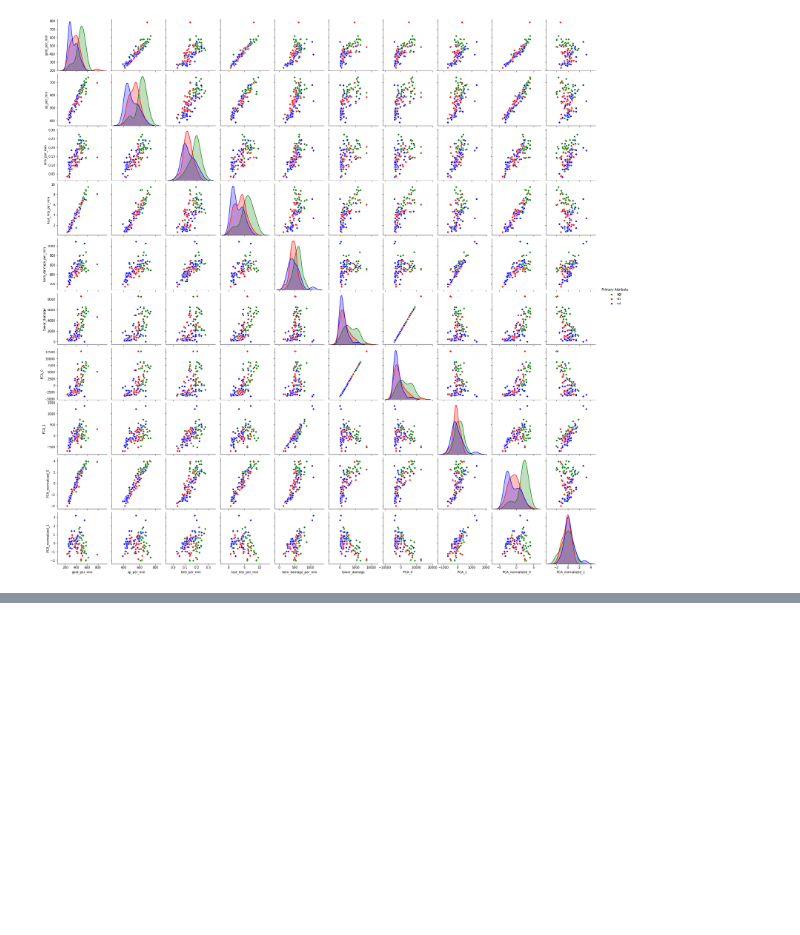
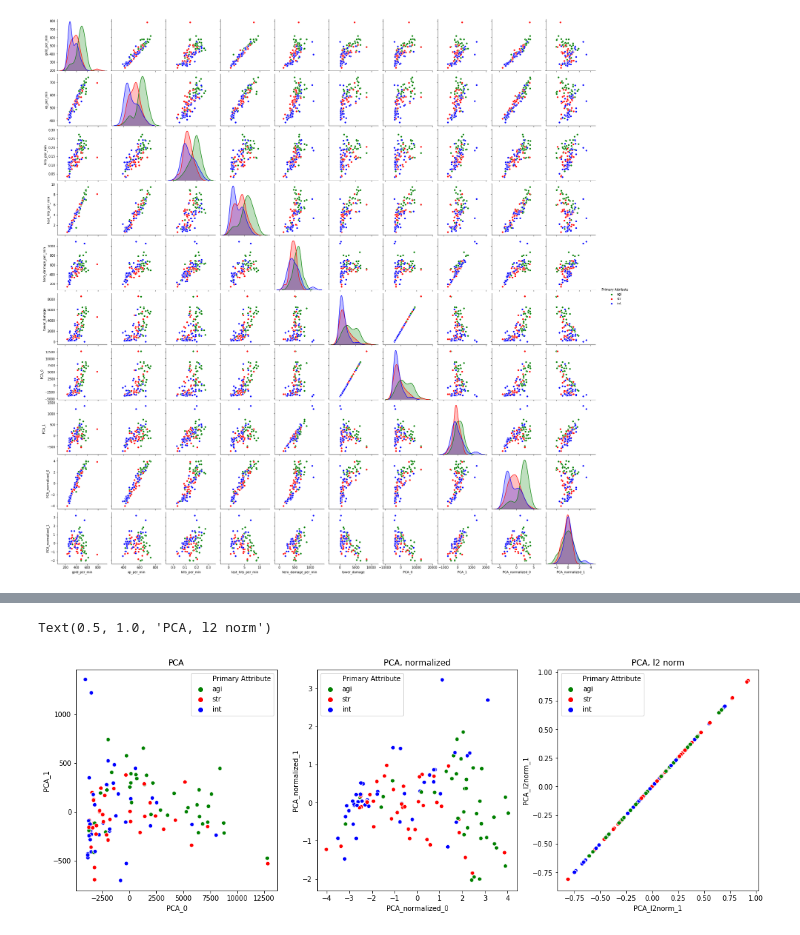
Before and after one commit to loftusa/Dota-Stats, a Jupyter notebook: data_cleaning.ipynb, the cells around one changed output, grey strips where cells are left out. Cells and saved outputs as stored; diff of their text form; code cells hidden in the pictures; blank space fills up the shorter version.

```diff
--- a/data_cleaning.ipynb
+++ b/data_cleaning.ipynb
@@ -248,0 +253,4 @@ sns.pairplot(pairplot_data, hue="Primary Attribute",
+# %%
+data = hero_stats.drop(["Primary Attribute", "localized_name", "PCA_0", "PCA_1", "PCA_normalized_0", "PCA_normalized_1"], axis=1)
+l2scaled = pd.DataFrame(preprocessing.normalize(scaled, norm='l2'), columns=data.columns)
+l2scaled.head()
@@ -248,0 +264,18 @@ sns.pairplot(pairplot_data, hue="Primary Attribute",
+# %%
+pca = PCA(n_components=2)
+X_r = pca.fit(l2scaled).transform(l2scaled)
+hero_stats.loc[:, "PCA_l2norm_0"] = X_r[:, 0]
+hero_stats.loc[:, "PCA_l2norm_1"] = X_r[:, 1]
+
+fig, axes = plt.subplots(1, 3, figsize=(18, 6))
+
+sns.scatterplot(x="PCA_0", y="PCA_1", hue="Primary Attribute", data=hero_stats, palette=palette, ax=axes[0])
+sns.scatterplot(x="PCA_normalized_0", y="PCA_normalized_1", hue="Primary Attribute", data=hero_stats, palette=palette, ax=axes[1])
+sns.scatterplot(x="PCA_l2norm_1", y="PCA_l2norm_1", hue="Primary Attribute", data=hero_stats, palette=palette, ax=axes[2])  # TIL L2 normalization doesn't work with PCA
+
+axes[0].set_title("PCA")
+axes[1].set_title("PCA, normalized")
+axes[2].set_title("PCA, l2 norm")
+# %% [output]
+Text(0.5, 1.0, 'PCA, l2 norm')
+[figure, added]
```
Also changed, not shown: parts of 8 cells of this notebook.
